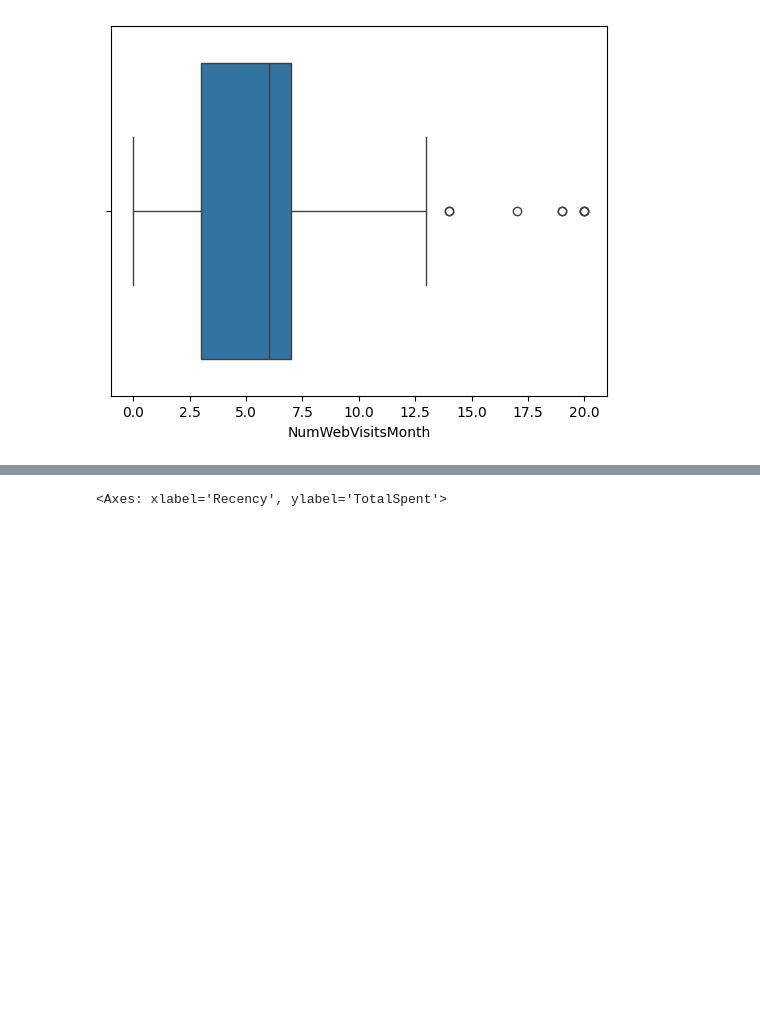
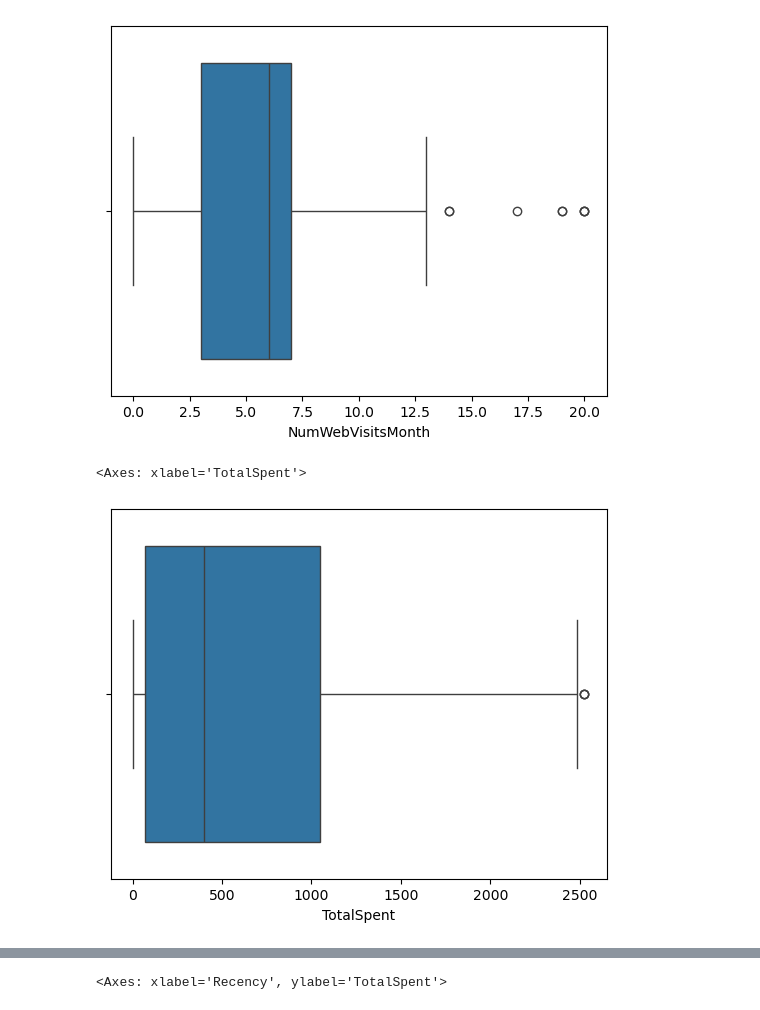
Before and after one commit to nphaniraj46/Machine_Learning, a Jupyter notebook: Customer_Segmentation.ipynb, the cells around one changed output, grey strips where cells are left out. Cells and saved outputs as stored; diff of their text form; code cells hidden in the pictures; blank space fills up the shorter version.

```diff
--- a/Customer_Segmentation.ipynb
+++ b/Customer_Segmentation.ipynb
@@ -2,7 +2,7 @@
 import pandas as pd
 import seaborn as sns
 # %%
-df=pd.read_excel("/content/marketing_campaign.xlsx")
+df=pd.read_excel("marketing_campaign.xlsx")
 # %%
 df
 # %% [output]
@@ -150,3 +149,9 @@ df['TotalPurchases'] = df[columns_to_sum2].sum(axis=1) #from this we can get tot
+# %%
+columns_to_sum2 = ['Kidhome', 'Teenhome']
+# %%
+df['TotalChildren'] = df[columns_to_sum2].sum(axis=1)
+# %%
+df['Age'] = 2026 - df['Year_Birth']
 # %%
 df.info()
 # %% [output]
@@ -278,3 +284,8 @@ sns.boxplot(x=df['NumWebVisitsMonth'],data=df)
 # %% [output]
 <Axes: xlabel='NumWebVisitsMonth'>
 [figure]
+# %%
+sns.boxplot(x=df['TotalSpent'])
+# %% [output]
+<Axes: xlabel='TotalSpent'>
+[figure, added]
```
Also changed, not shown: parts of 36 cells of this notebook, 6 other files.
